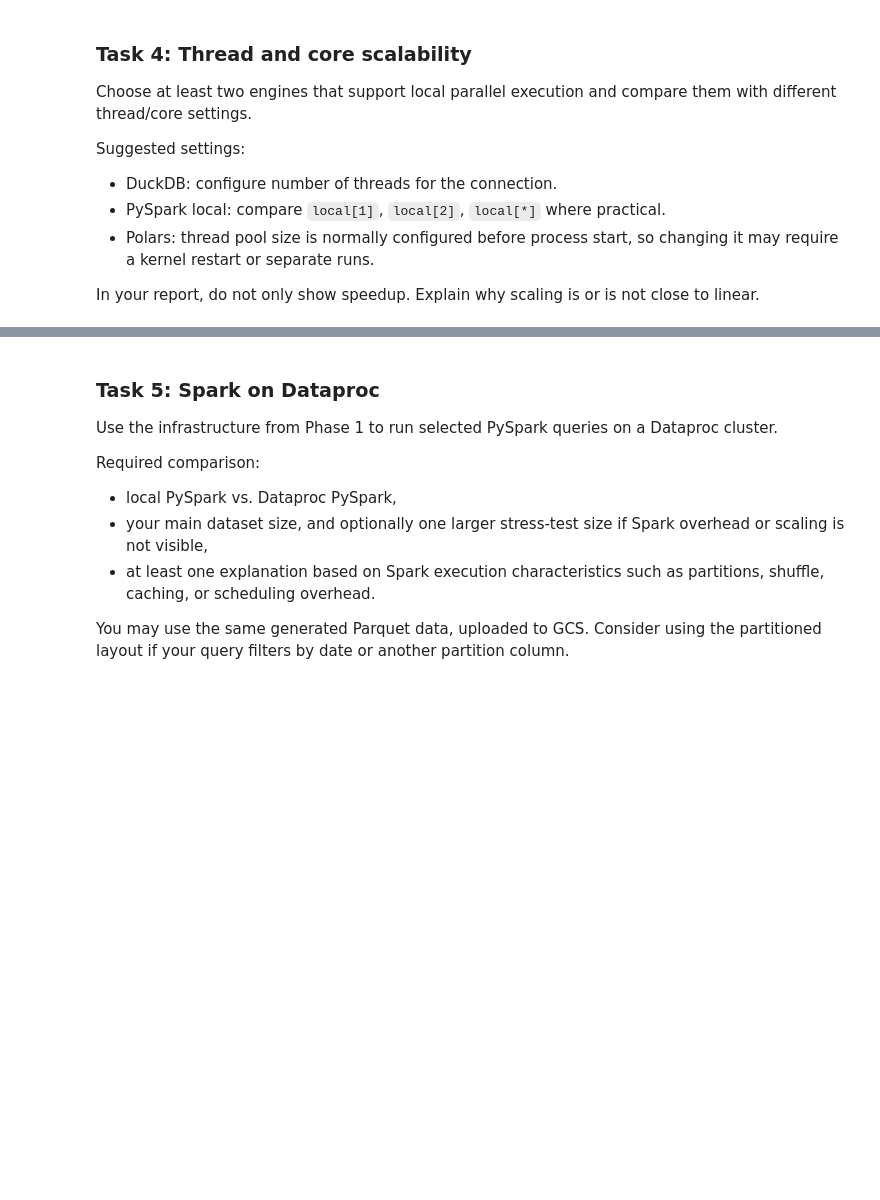
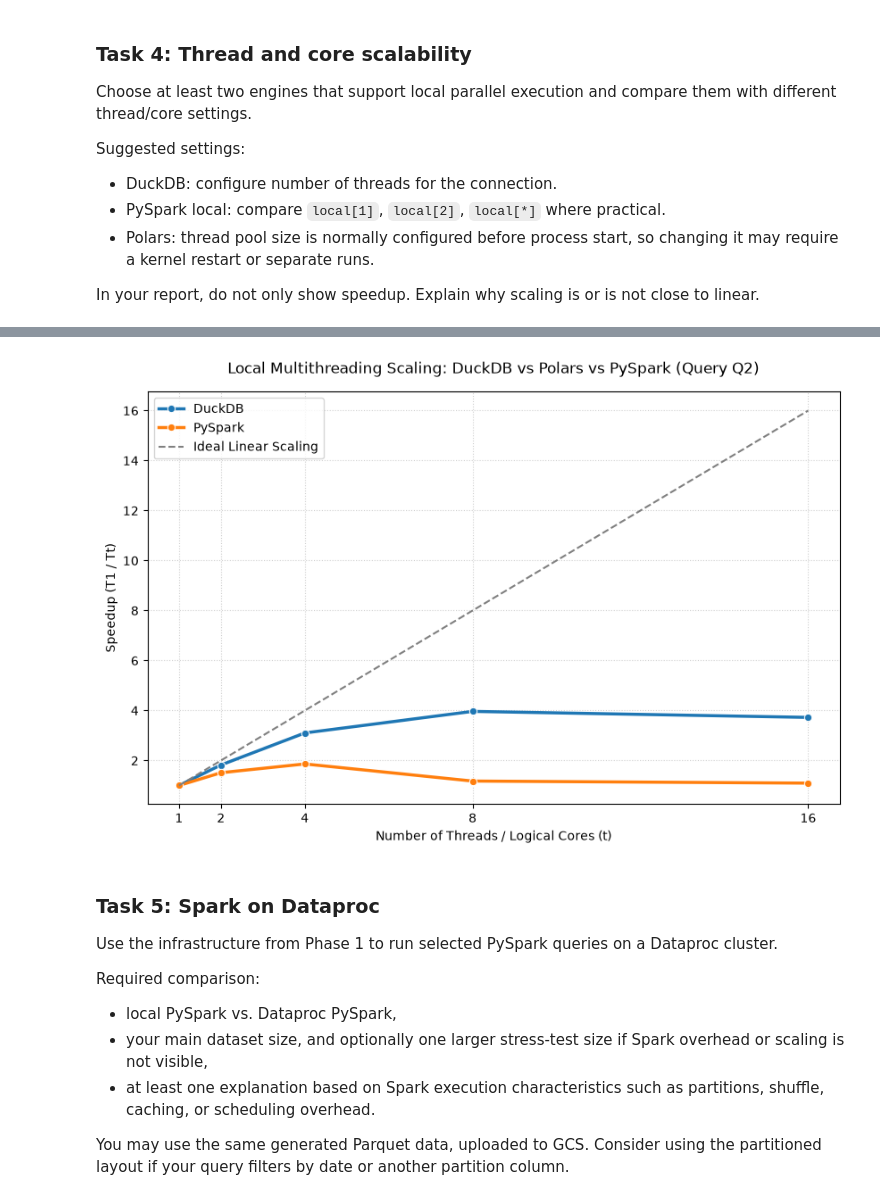
Before and after one commit to kusmierzrafal/tbd-workshop-1, a Jupyter notebook: notebooks/tbd_phase_2_26L.ipynb, the cells around one changed output, grey strips where cells are left out. Saved outputs shown, nothing was run; the diff lists cells and outputs as text; code cells hidden in the pictures; blank space fills up the shorter version.

```diff
--- a/notebooks/tbd_phase_2_26L.ipynb
+++ b/notebooks/tbd_phase_2_26L.ipynb
@@ -1505,6 +1499,7 @@ def q2_pyspark(events_path=EVENTS_PATH):
         )
         .orderBy(F.col("impressions").desc())
         .limit(100)
+        .collect()
     )
 
     return result
@@ -2093,0 +2158,40 @@ In your report, do not only show speedup. Explain why scaling is or is not close
+# %%
+import matplotlib.pyplot as plt
+import seaborn as sns
+
+def plot_scaling_results(scaling_results, thread_counts):
+    df_scale = pd.DataFrame(scaling_results)
+
+    # Calculate speedup for each engine relative to its own baseline time on 1 thread (T1)
+    speedups = []
+    for engine in df_scale["engine"].unique():
+        df_engine = df_scale[df_scale["engine"] == engine]
+        t1 = df_engine[df_engine["threads"] == 1]["time_s"].values[0]
+        df_engine = df_engine.copy()
+        df_engine["speedup"] = t1 / df_engine["time_s"]
+        speedups.append(df_engine)
+
+    df_scale = pd.concat(speedups, ignore_index=True)
+
+    # Generate the plot
+    plt.figure(figsize=(10, 6))
+    sns.lineplot(data=df_scale, x="threads", y="speedup", hue="engine", marker="o", linewidth=2.5)
+
+    # Reference line for ideal linear scaling
+    max_threads = max(thread_counts)
+    plt.plot([1, max_threads], [1, max_threads], color="gray", linestyle="--", label="Ideal Linear Scaling")
+
+    # English Chart Aesthetics
+    plt.title("Local Multithreading Scaling: DuckDB vs Polars vs PySpark (Query Q2)", fontsize=12, pad=15)
+    plt.xlabel("Number of Threads / Logical Cores (t)", fontsize=10)
+    plt.ylabel("Speedup (T1 / Tt)", fontsize=10)
+    plt.xticks(thread_counts)
+    plt.grid(True, linestyle=":", alpha=0.6)
+    plt.legend()
+    plt.show()
+
+    return df_scale
+# %%
+TEST_THREADS = [1, 2, 4, 8, 16]
+duckdb_test_data = run_duckdb_scaling(TEST_THREADS, q2_duckdb, dry_run=False)
+pyspark_test_data = run_pyspark_scaling(TEST_THREADS, q2_pyspark, dry_run=False)
@@ -2094,3 +2216,8 @@ In your report, do not only show speedup. Explain why scaling is or is not close
+# %%
+all_scaling_data = duckdb_test_data + pyspark_test_data
+df_speedup_report = plot_scaling_results(all_scaling_data, TEST_THREADS)
+# %% [output]
+[figure, added]
 # %% [markdown]
 ### Task 5: Spark on Dataproc
 
```
Also changed, not shown: parts of 11 cells of this notebook.
